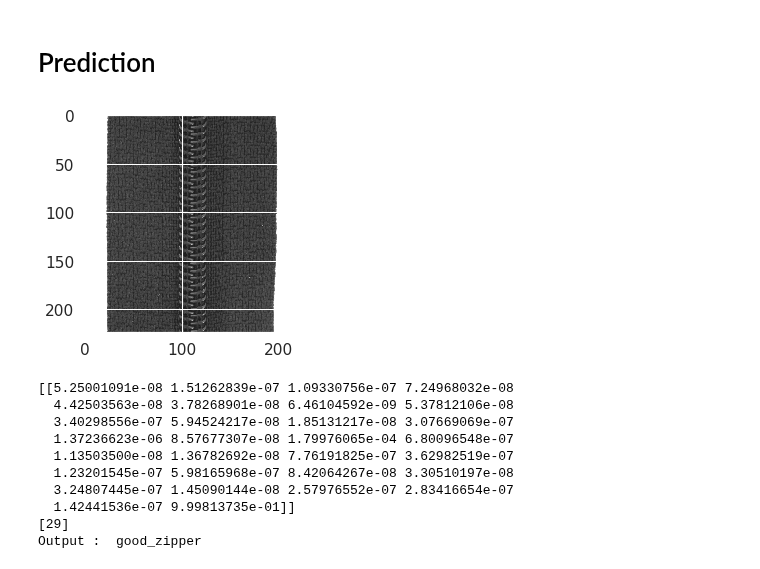
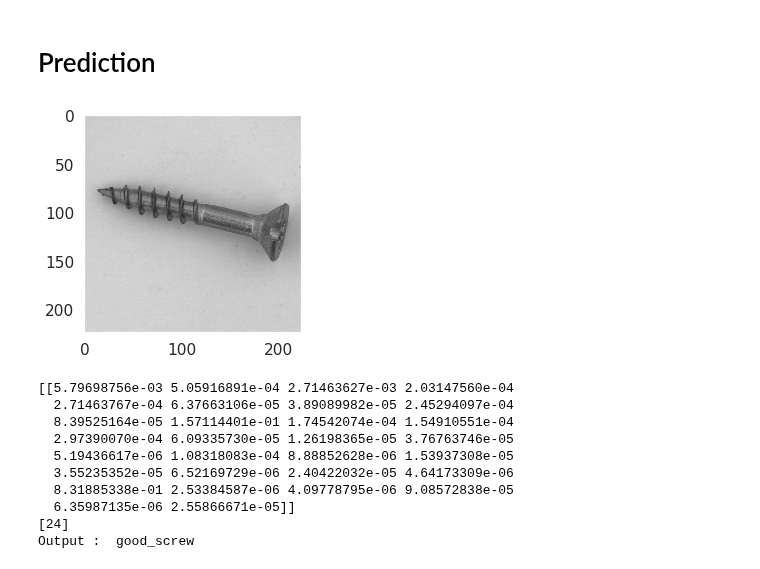
Before and after one commit to mahesh-sudhakar/NEU_XAI, a Jupyter notebook: MVTec.ipynb, the cells around one changed output. Saved outputs shown, nothing was run; the diff lists cells and outputs as text; code cells hidden in the pictures.

```diff
--- a/MVTec.ipynb
+++ b/MVTec.ipynb
@@ -441,18 +441,17 @@ sn.heatmap(plt_cm, cmap="Blues", annot=True,annot_kws={"size": 16})
 # %% [markdown]
 # Prediction
 # %%
-image_path = "/content/drive/My Drive/data/test/good_zipper/train_zipper_good_059.png"
+image_path = "/content/drive/My Drive/data/test/defective_screw/screw_scratch_head_001.png"
 # %%
 test_img = image.load_img(image_path, target_size=(224,224,3))
 plt.grid(None)
 plt.imshow(test_img)
-plt.grid(None)
 
 test_img = image.img_to_array(test_img)
 test_img = np.expand_dims(test_img, axis=0)
 test_img /= 255
 # %% [output]
-[figure, old version]
+[figure, new version]
 # %%
 label_map_inv = {v:k  for k,v in label_map.items()}
 
@@ -465,13 +464,13 @@ print(prediction)
 output = label_map_inv[int(prediction)]
 print("Output : ",output)
 # %% [output]
-[[5.25001091e-08 1.51262839e-07 1.09330756e-07 7.24968032e-08
-  4.42503563e-08 3.78268901e-08 6.46104592e-09 5.37812106e-08
-  3.40298556e-07 5.94524217e-08 1.85131217e-08 3.07669069e-07
-  1.37236623e-06 8.57677307e-08 1.79976065e-04 6.80096548e-07
-  1.13503500e-08 1.36782692e-08 7.76191825e-07 3.62982519e-07
-  1.23201545e-07 5.98165968e-07 8.42064267e-08 3.30510197e-08
-  3.24807445e-07 1.45090144e-08 2.57976552e-07 2.83416654e-07
-  1.42441536e-07 9.99813735e-01]]
-[29]
-Output :  good_zipper
+[[5.79698756e-03 5.05916891e-04 2.71463627e-03 2.03147560e-04
+  2.71463767e-04 6.37663106e-05 3.89089982e-05 2.45294097e-04
+  8.39525164e-05 1.57114401e-01 1.74542074e-04 1.54910551e-04
+  2.97390070e-04 6.09335730e-05 1.26198365e-05 3.76763746e-05
+  5.19436617e-06 1.08318083e-04 8.88852628e-06 1.53937308e-05
+  3.55235352e-05 6.52169729e-06 2.40422032e-05 4.64173309e-06
+  8.31885338e-01 2.53384587e-06 4.09778795e-06 9.08572838e-05
+  6.35987135e-06 2.55866671e-05]]
+[24]
+Output :  good_screw
```
